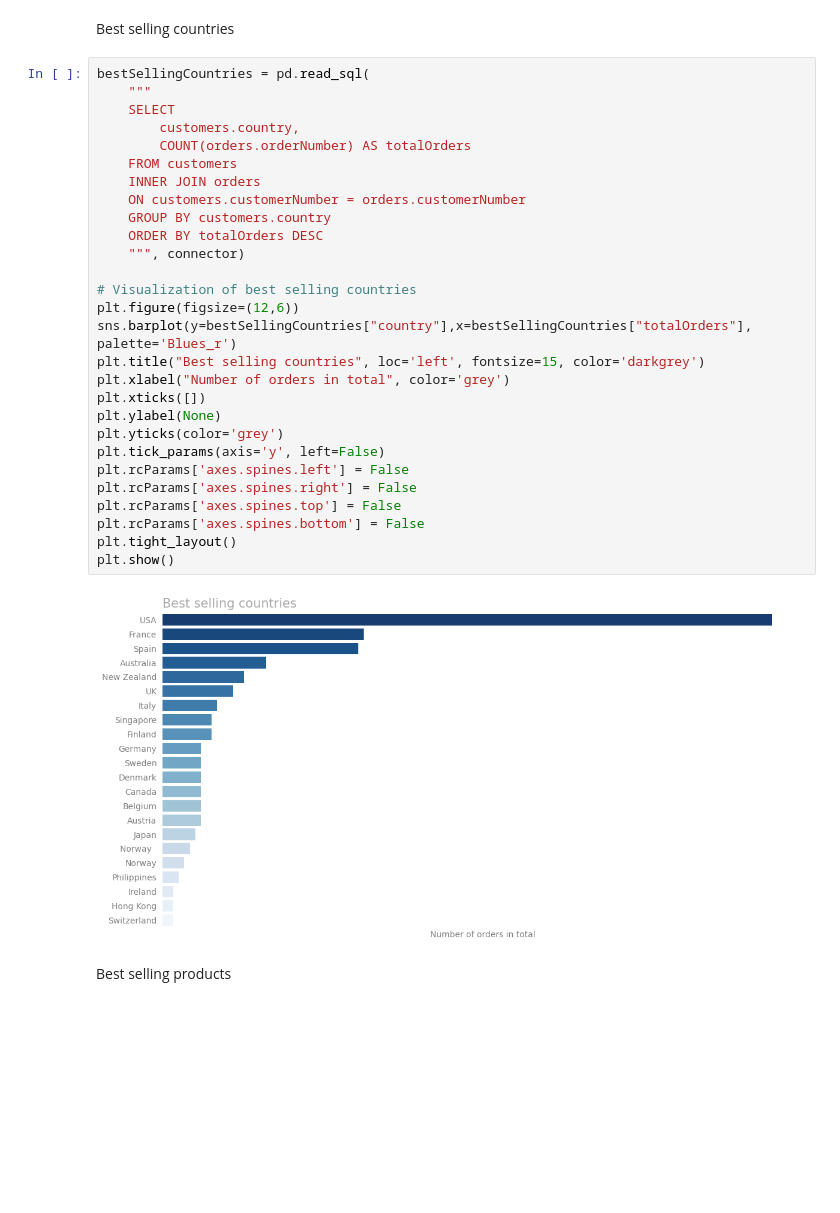
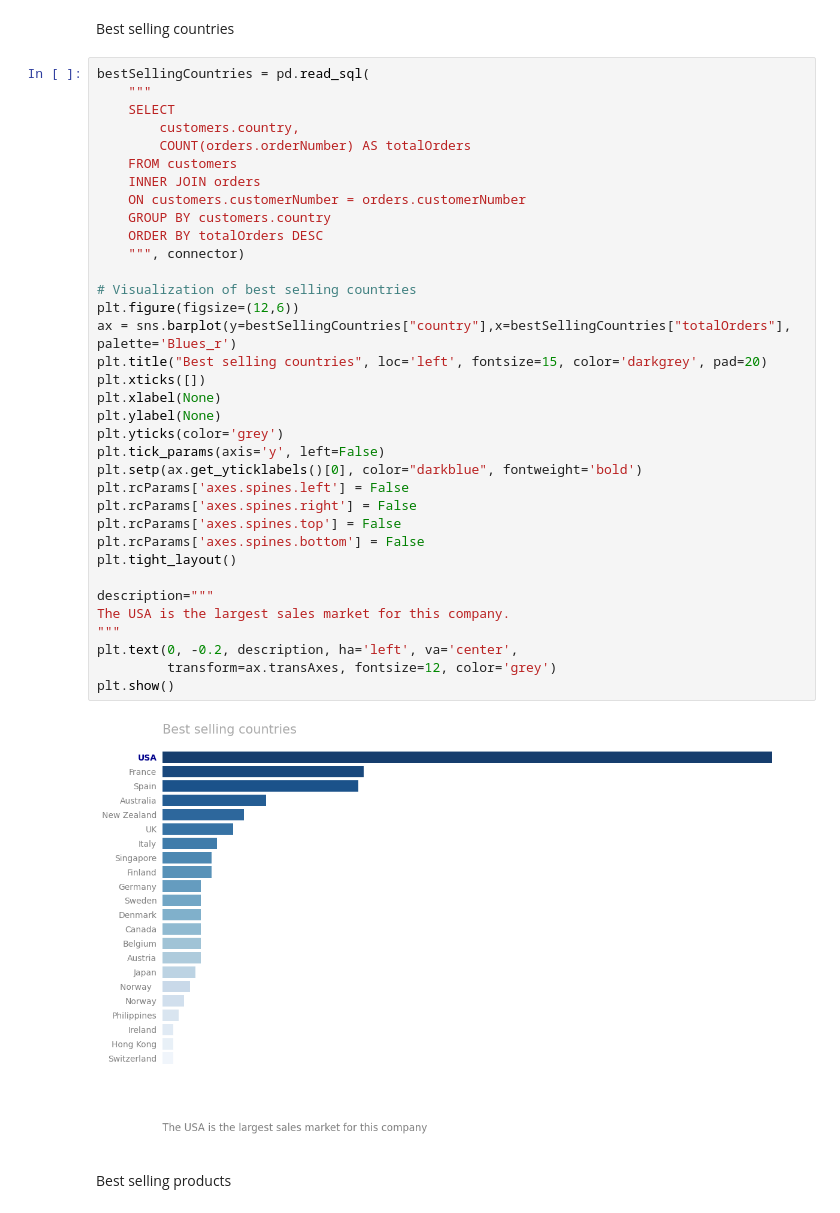
Before and after one commit to OgrodowskiJedrzej/Sales-Analysis, a Jupyter notebook: main.ipynb, the cells around one changed output. Saved outputs shown, nothing was run; the diff lists cells and outputs as text; blank space fills up the shorter version.

```diff
--- a/main.ipynb
+++ b/main.ipynb
@@ -66,33 +66,40 @@ Best selling countries
 # %%
 bestSellingCountries = pd.read_sql(
     """
     SELECT
         customers.country,
         COUNT(orders.orderNumber) AS totalOrders
     FROM customers
     INNER JOIN orders
     ON customers.customerNumber = orders.customerNumber
     GROUP BY customers.country
     ORDER BY totalOrders DESC
     """, connector)
 
 # Visualization of best selling countries
 plt.figure(figsize=(12,6))
-sns.barplot(y=bestSellingCountries["country"],x=bestSellingCountries["totalOrders"], palette='Blues_r')
-plt.title("Best selling countries", loc='left', fontsize=15, color='darkgrey')
-plt.xlabel("Number of orders in total", color='grey')
+ax = sns.barplot(y=bestSellingCountries["country"],x=bestSellingCountries["totalOrders"], palette='Blues_r')
+plt.title("Best selling countries", loc='left', fontsize=15, color='darkgrey', pad=20)
 plt.xticks([])
+plt.xlabel(None)
 plt.ylabel(None)
 plt.yticks(color='grey')
 plt.tick_params(axis='y', left=False)
+plt.setp(ax.get_yticklabels()[0], color="darkblue", fontweight='bold')
 plt.rcParams['axes.spines.left'] = False
 plt.rcParams['axes.spines.right'] = False
 plt.rcParams['axes.spines.top'] = False
 plt.rcParams['axes.spines.bottom'] = False
 plt.tight_layout()
+
+description="""
+The USA is the largest sales market for this company.
+"""
+plt.text(0, -0.2, description, ha='left', va='center',
+         transform=ax.transAxes, fontsize=12, color='grey')
 plt.show()
 # %% [output]
-[figure, old version]
+[figure, new version]
 # %% [markdown]
 Best selling products
 # %%
```
Also changed, not shown: parts of 3 cells of this notebook.
